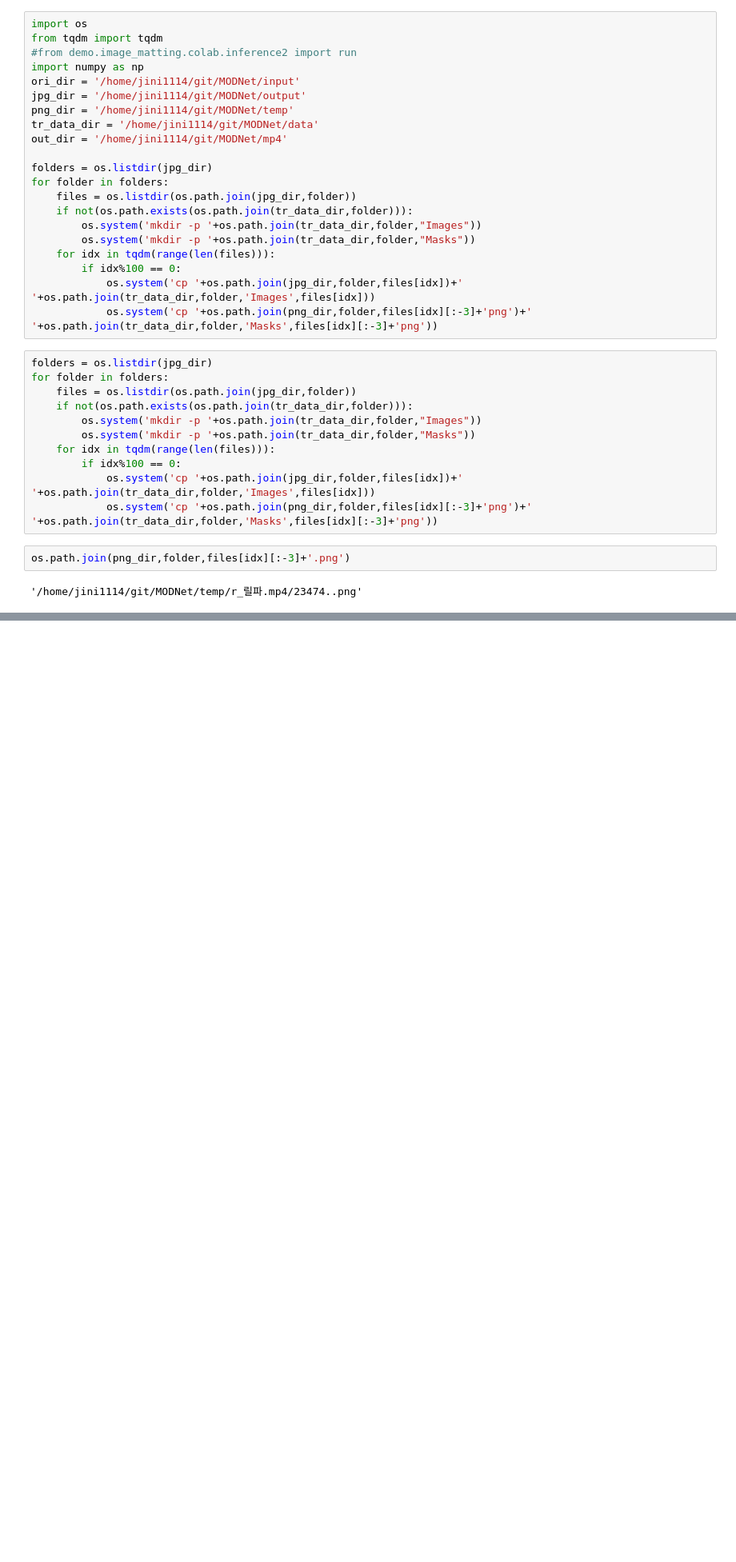
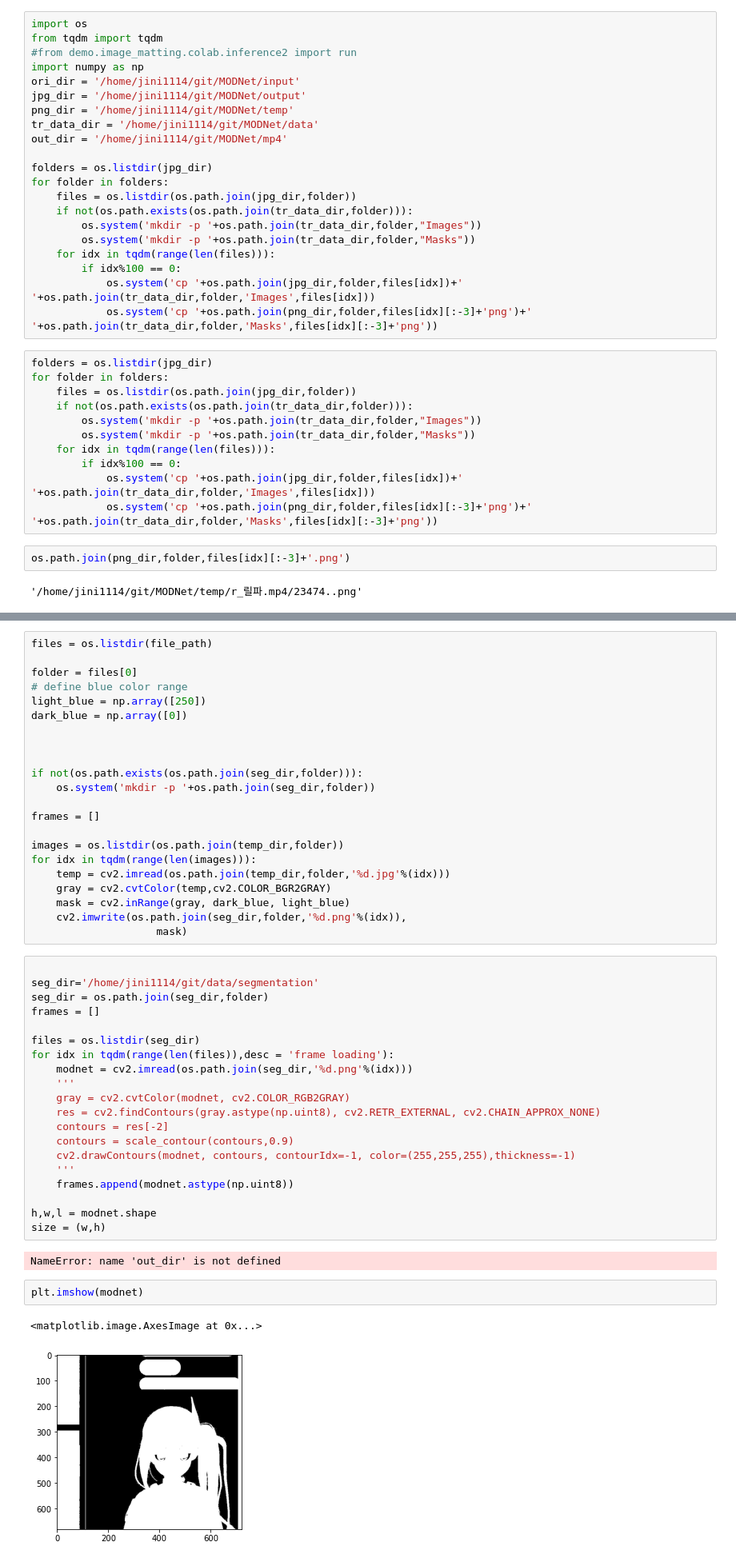
Before and after one commit to wlsdml1114/isedol_segmentation, a Jupyter notebook: Untitled-1.ipynb, the cells around one changed output, grey strips where cells are left out. Shown at 80% size. Cells and saved outputs as stored; diff of their text form; blank space fills up the shorter version.

```diff
--- a/Untitled-1.ipynb
+++ b/Untitled-1.ipynb
@@ -128,0 +145,49 @@ os.path.join(png_dir,folder,files[idx][:-3]+'.png')
+# %%
+files = os.listdir(file_path)
+
+folder = files[0]
+# define blue color range
+light_blue = np.array([250])
+dark_blue = np.array([0])
+
+
+
+if not(os.path.exists(os.path.join(seg_dir,folder))):
+    os.system('mkdir -p '+os.path.join(seg_dir,folder))
+
+frames = []
+
+images = os.listdir(os.path.join(temp_dir,folder))
+for idx in tqdm(range(len(images))):
+    temp = cv2.imread(os.path.join(temp_dir,folder,'%d.jpg'%(idx)))
+    gray = cv2.cvtColor(temp,cv2.COLOR_BGR2GRAY)
+    mask = cv2.inRange(gray, dark_blue, light_blue)
+    cv2.imwrite(os.path.join(seg_dir,folder,'%d.png'%(idx)),
+                    mask)
+# %%
+
+seg_dir='/home/jini1114/git/data/segmentation'
+seg_dir = os.path.join(seg_dir,folder)
+frames = []
+
+files = os.listdir(seg_dir)
+for idx in tqdm(range(len(files)),desc = 'frame loading'):
+    modnet = cv2.imread(os.path.join(seg_dir,'%d.png'%(idx)))
+    '''
+    gray = cv2.cvtColor(modnet, cv2.COLOR_RGB2GRAY)
+    res = cv2.findContours(gray.astype(np.uint8), cv2.RETR_EXTERNAL, cv2.CHAIN_APPROX_NONE)
+    contours = res[-2]
+    contours = scale_contour(contours,0.9)
+    cv2.drawContours(modnet, contours, contourIdx=-1, color=(255,255,255),thickness=-1)
+    '''
+    frames.append(modnet.astype(np.uint8))
+
+h,w,l = modnet.shape
+size = (w,h)
+# %% [output]
+NameError: name 'out_dir' is not defined
+# %%
+plt.imshow(modnet)
+# %% [output]
+<matplotlib.image.AxesImage at 0x...>
+[figure, added]
```
Also changed, not shown: parts of 11 cells of this notebook, 5 other files.
